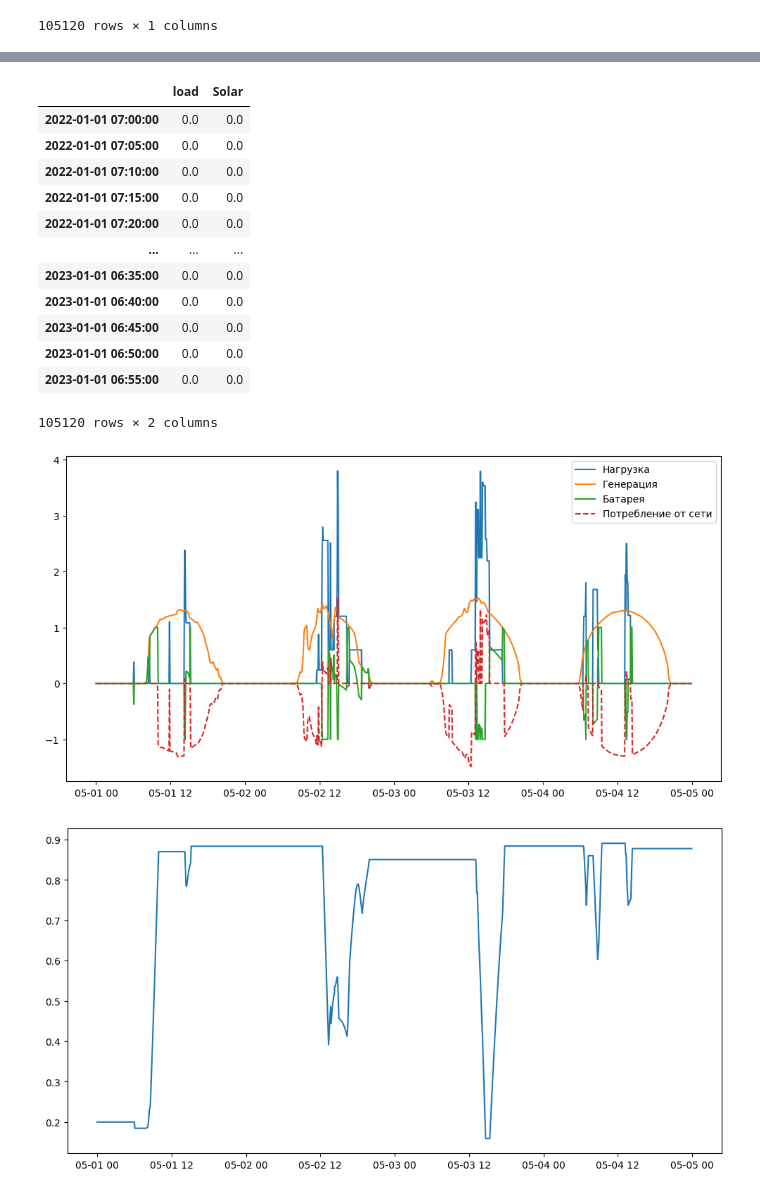
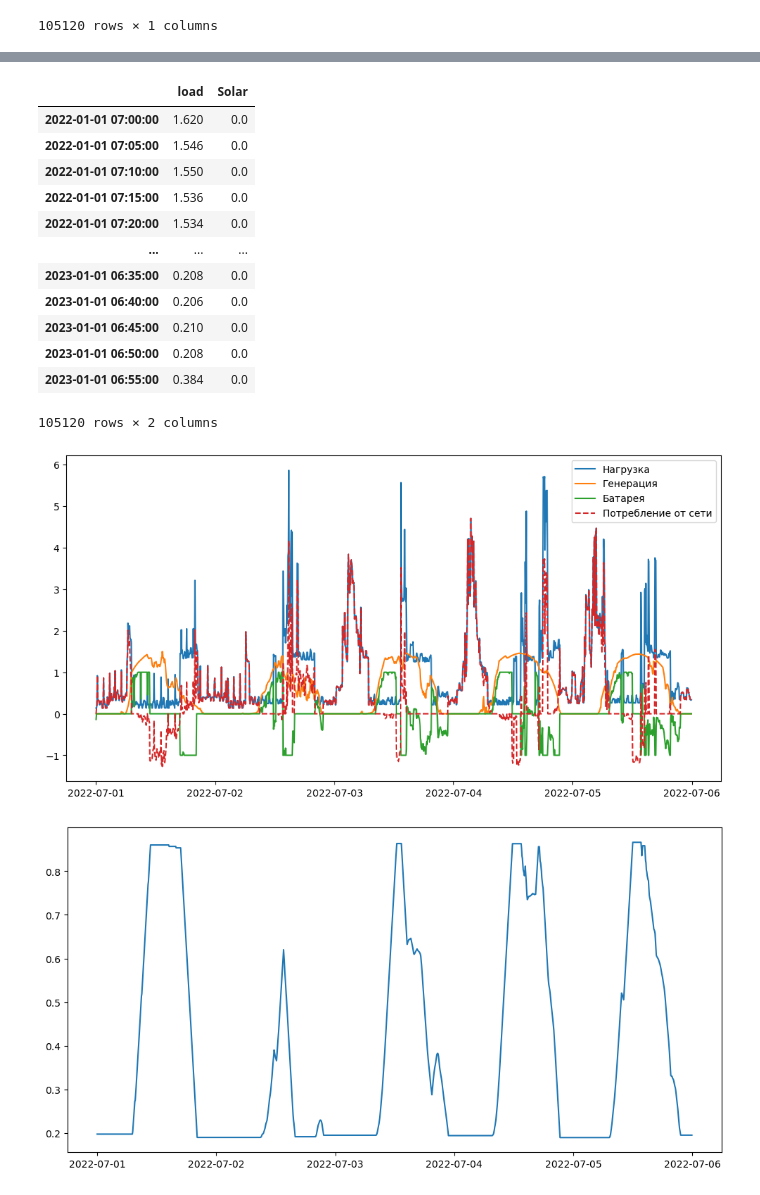
Before and after one commit to Shai670/Residential_consumption_modeling, a Jupyter notebook: battery04.09.ipynb, the cells around one changed output, grey strips where cells are left out. Saved outputs shown, nothing was run; the diff lists cells and outputs as text; code cells hidden in the pictures.

```diff
--- a/battery04.09.ipynb
+++ b/battery04.09.ipynb
@@ -140,0 +30,4 @@ plt.plot(np.array(profile_dataset).mean(axis=0))
+# %%
+load = pd.read_csv("DATA\load.csv", index_col=0)
+load.index = pd.to_datetime(load.index)
+load
@@ -177,53 +84,56 @@ class battery:
      return Pbat
 # %%
 dataset = pd.merge(load, pv, left_index=True, right_index=True, how='outer').dropna()
-dataset[dataset['Solar'] < 0] = 0
+dataset.loc[dataset['Solar'] < 0, 'Solar'] = 0
 dataset['Solar'] *= 1e-3
 dataset
 # %% [output]
 |  | load | Solar |
-| 2022-01-01 07:00:00 | 0.0 | 0.0 |
-| 2022-01-01 07:05:00 | 0.0 | 0.0 |
-| 2022-01-01 07:10:00 | 0.0 | 0.0 |
-| 2022-01-01 07:15:00 | 0.0 | 0.0 |
-| 2022-01-01 07:20:00 | 0.0 | 0.0 |
+| 2022-01-01 07:00:00 | 1.620 | 0.0 |
+| 2022-01-01 07:05:00 | 1.546 | 0.0 |
+| 2022-01-01 07:10:00 | 1.550 | 0.0 |
+| 2022-01-01 07:15:00 | 1.536 | 0.0 |
+| 2022-01-01 07:20:00 | 1.534 | 0.0 |
 | ... | ... | ... |
-| 2023-01-01 06:35:00 | 0.0 | 0.0 |
-| 2023-01-01 06:40:00 | 0.0 | 0.0 |
-| 2023-01-01 06:45:00 | 0.0 | 0.0 |
-| 2023-01-01 06:50:00 | 0.0 | 0.0 |
-| 2023-01-01 06:55:00 | 0.0 | 0.0 |
+| 2023-01-01 06:35:00 | 0.208 | 0.0 |
+| 2023-01-01 06:40:00 | 0.206 | 0.0 |
+| 2023-01-01 06:45:00 | 0.210 | 0.0 |
+| 2023-01-01 06:50:00 | 0.208 | 0.0 |
+| 2023-01-01 06:55:00 | 0.384 | 0.0 |
 105120 rows × 2 columns
 # %%
-bat = battery(Pnom=1, capacity=2)
+bat = battery(Pnom=1, capacity=5)
 
-load_data = dataset['load'].loc['2022-05-01' : '2022-05-04']
-gen_data  = dataset['Solar'].loc['2022-05-01' : '2022-05-04']
+start = '2022-07-01'
+end = '2022-07-05'
+
+load_data = dataset['load'].loc[start : end]
+gen_data  = dataset['Solar'].loc[start : end]
 
 Pbat = []; soc = []; Pgrid = []
 for load, gen in zip(load_data, gen_data):
   bat_power = bat.working(Pgen=gen, Pload=load)
   grid_power = load + bat_power - gen
 
   Pgrid.append(grid_power)
   Pbat.append(bat_power)
   soc.append(bat.SOC)
 
 Pbat = pd.DataFrame({'bat' : Pbat}, index=load_data.index)
 Pgrid = pd.DataFrame({'grid' : Pgrid}, index=load_data.index)
 soc = pd.DataFrame({'soc' : soc}, index=load_data.index)
 
 plt.figure(figsize=(12,6))
 plt.plot(load_data, label='Нагрузка')
 plt.plot(gen_data, label='Генерация')
 plt.plot(Pbat, label='Батарея')
 plt.plot(Pgrid, label='Потребление от сети', ls="--")
 plt.legend()
 plt.show()
 
 plt.figure(figsize=(12,6))
 plt.plot(soc, label='Нагрузка')
 plt.show()
 # %% [output]
-[figure, old version]
+[figure, new version]
-[figure, old version]
+[figure, new version]
```
Also changed, not shown: parts of 7 cells of this notebook.
